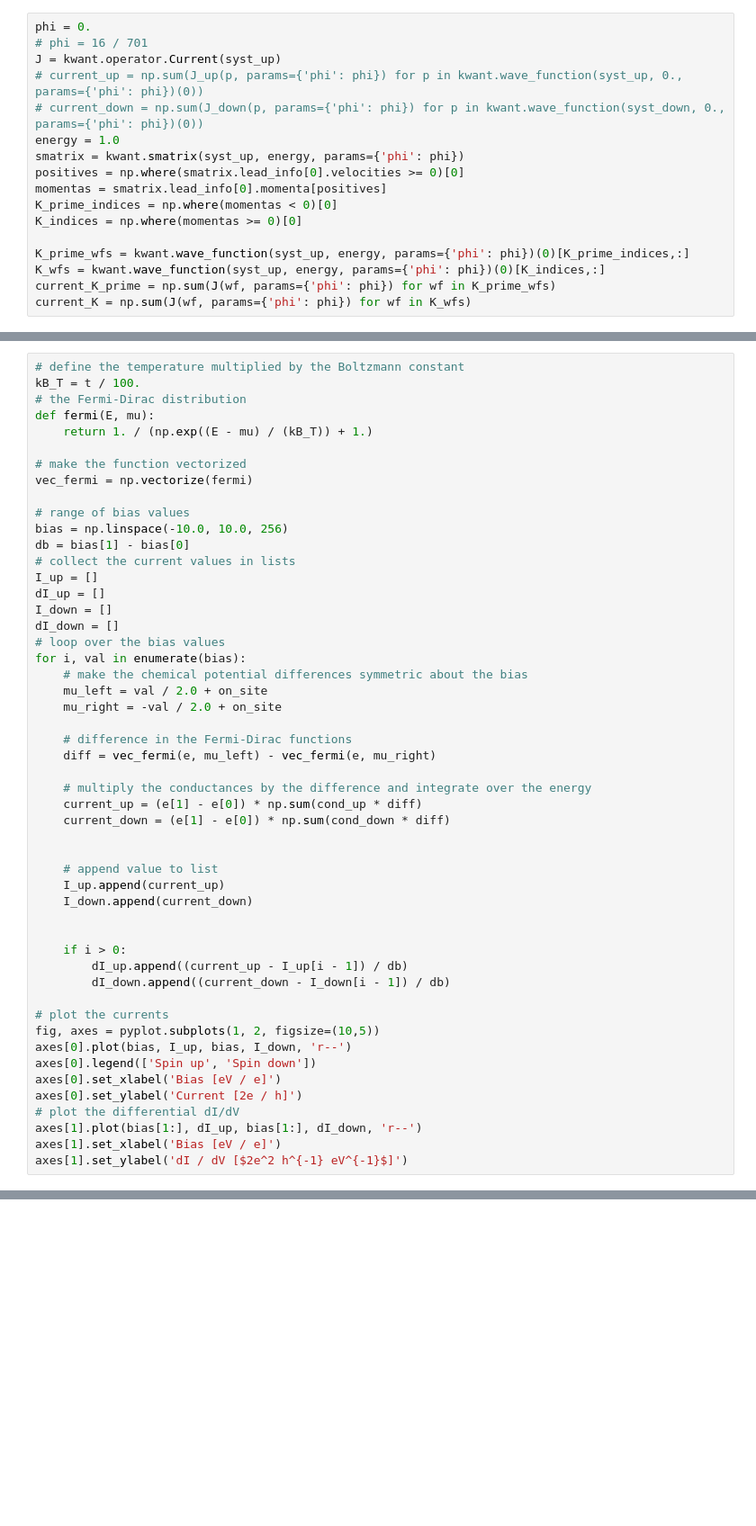
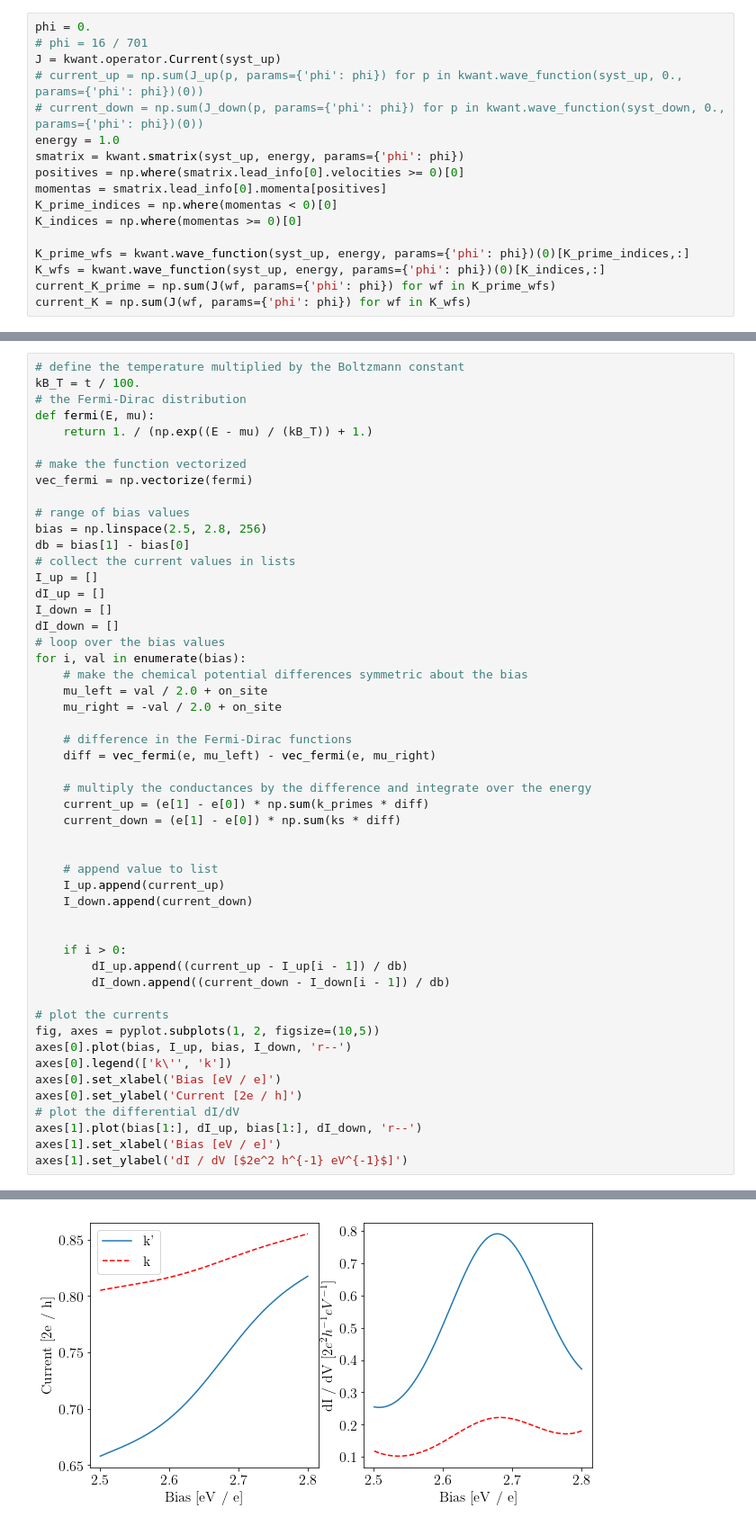
Before and after one commit to CLEANit/QuantumTransduction, a Jupyter notebook: examples/pnJunction/pn_junction.ipynb, the cells around one changed output, grey strips where cells are left out. Shown at 90% size. Cells and saved outputs as stored; diff of their text form; blank space fills up the shorter version.

Commit message:
pushing up valley polarized current stuff to run on cluster

```diff
--- a/examples/pnJunction/pn_junction.ipynb
+++ b/examples/pnJunction/pn_junction.ipynb
@@ -367,7 +367,7 @@ def fermi(E, mu):
 vec_fermi = np.vectorize(fermi)
 
 # range of bias values
-bias = np.linspace(-10.0, 10.0, 256)
+bias = np.linspace(2.5, 2.8, 256)
 db = bias[1] - bias[0]
 # collect the current values in lists
 I_up = []
@@ -384,8 +384,8 @@ for i, val in enumerate(bias):
     diff = vec_fermi(e, mu_left) - vec_fermi(e, mu_right)
 
     # multiply the conductances by the difference and integrate over the energy
-    current_up = (e[1] - e[0]) * np.sum(cond_up * diff)
-    current_down = (e[1] - e[0]) * np.sum(cond_down * diff)
+    current_up = (e[1] - e[0]) * np.sum(k_primes * diff)
+    current_down = (e[1] - e[0]) * np.sum(ks * diff)
 
 
     # append value to list
@@ -400,10 +400,11 @@ for i, val in enumerate(bias):
 # plot the currents
 fig, axes = pyplot.subplots(1, 2, figsize=(10,5))
 axes[0].plot(bias, I_up, bias, I_down, 'r--')
-axes[0].legend(['Spin up', 'Spin down'])
+axes[0].legend(['k\'', 'k'])
 axes[0].set_xlabel('Bias [eV / e]')
 axes[0].set_ylabel('Current [2e / h]')
 # plot the differential dI/dV
 axes[1].plot(bias[1:], dI_up, bias[1:], dI_down, 'r--')
 axes[1].set_xlabel('Bias [eV / e]')
 axes[1].set_ylabel('dI / dV [$2e^2 h^{-1} eV^{-1}$]')
+# %% [output]
@@ -409,0 +412 @@ axes[1].set_ylabel('dI / dV [$2e^2 h^{-1} eV^{-1}$]')
+[figure, added]
```
Also changed, not shown: parts of 6 cells of this notebook, 3 other files.
